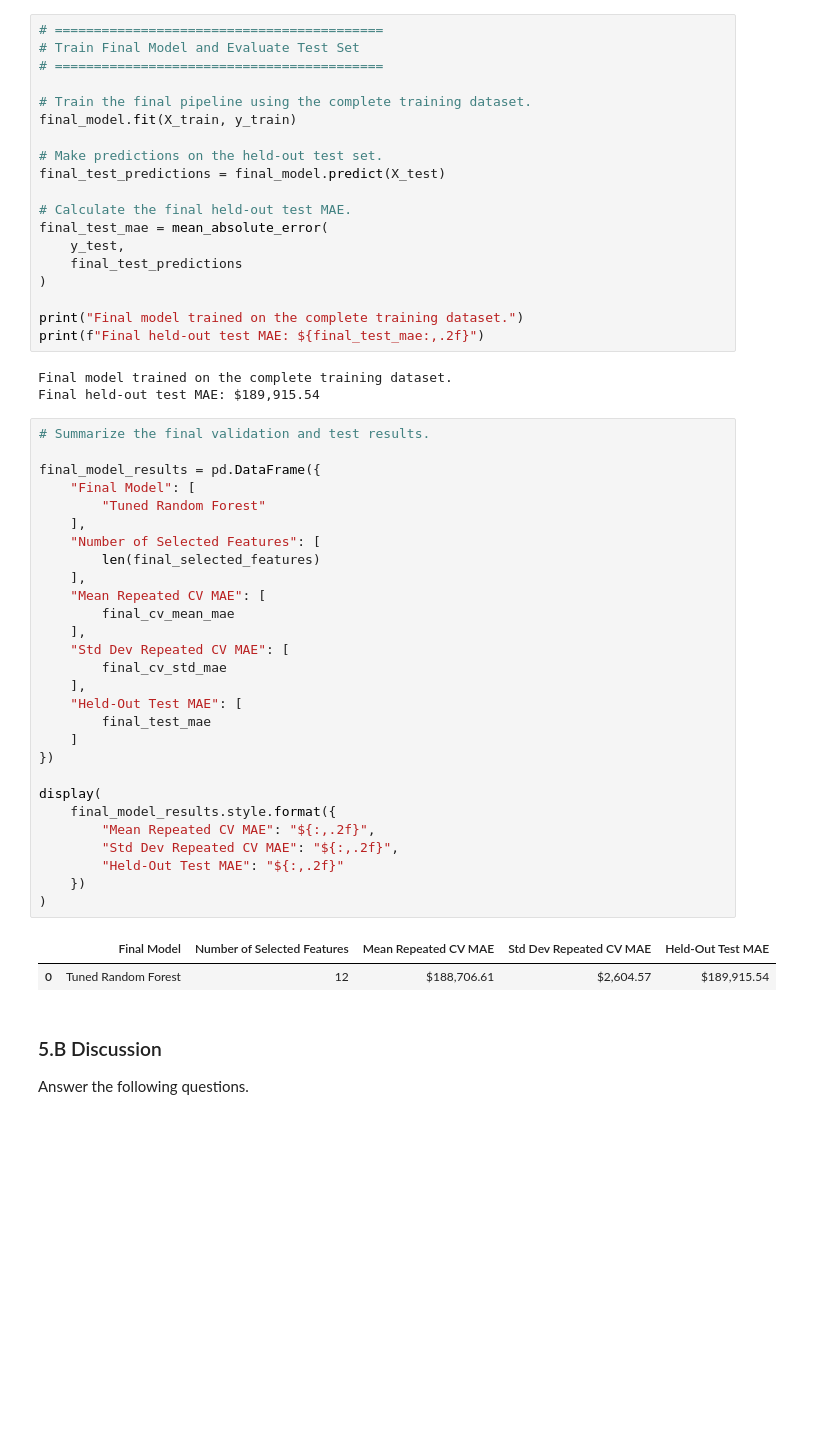
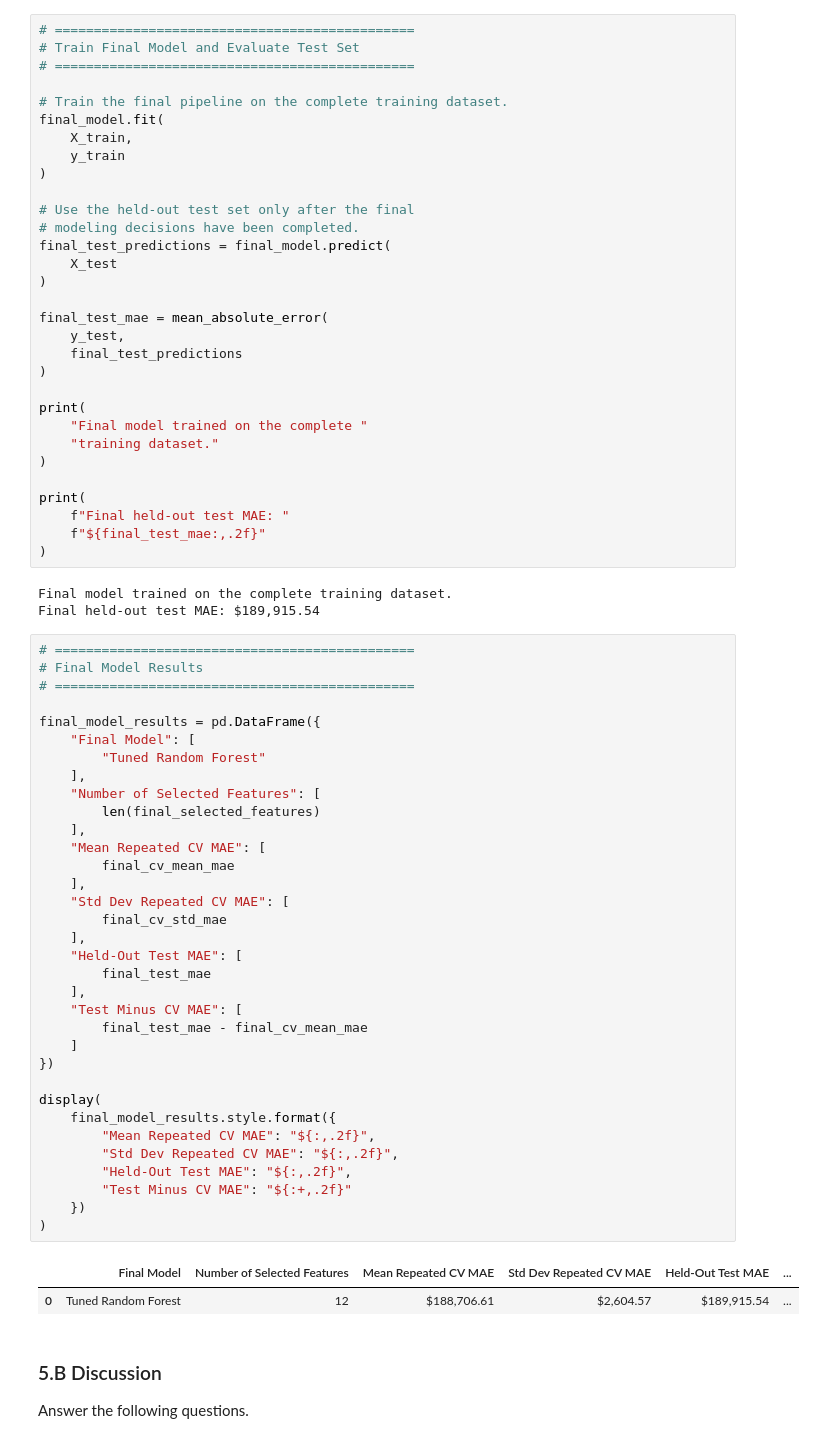
Before and after one commit to cj6x/DX603S_group_11, a Jupyter notebook: Milestone_02_v2.ipynb, the cells around one changed output. Saved outputs shown, nothing was run; the diff lists cells and outputs as text; blank space fills up the shorter version.

```diff
--- a/Milestone_02_v2.ipynb
+++ b/Milestone_02_v2.ipynb
@@ -1748,58 +1761,76 @@ Final Model: Tuned Random Forest
 Mean repeated CV MAE: $188,706.61
 Standard deviation of CV MAE: $2,604.57
 # %%
-# ==========================================
+# ==============================================
 # Train Final Model and Evaluate Test Set
-# ==========================================
+# ==============================================
 
-# Train the final pipeline using the complete training dataset.
-final_model.fit(X_train, y_train)
+# Train the final pipeline on the complete training dataset.
+final_model.fit(
+    X_train,
+    y_train
+)
 
-# Make predictions on the held-out test set.
-final_test_predictions = final_model.predict(X_test)
+# Use the held-out test set only after the final
+# modeling decisions have been completed.
+final_test_predictions = final_model.predict(
+    X_test
+)
 
-# Calculate the final held-out test MAE.
 final_test_mae = mean_absolute_error(
     y_test,
     final_test_predictions
 )
 
-print("Final model trained on the complete training dataset.")
-print(f"Final held-out test MAE: ${final_test_mae:,.2f}")
+print(
+    "Final model trained on the complete "
+    "training dataset."
+)
+
+print(
+    f"Final held-out test MAE: "
+    f"${final_test_mae:,.2f}"
+)
 # %% [output]
 Final model trained on the complete training dataset.
 Final held-out test MAE: $189,915.54
 # %%
-# Summarize the final validation and test results.
+# ==============================================
+# Final Model Results
+# ==============================================
 
 final_model_results = pd.DataFrame({
     "Final Model": [
         "Tuned Random Forest"
     ],
     "Number of Selected Features": [
         len(final_selected_features)
     ],
     "Mean Repeated CV MAE": [
         final_cv_mean_mae
     ],
     "Std Dev Repeated CV MAE": [
         final_cv_std_mae
     ],
     "Held-Out Test MAE": [
         final_test_mae
+    ],
+    "Test Minus CV MAE": [
+        final_test_mae - final_cv_mean_mae
     ]
 })
 
 display(
     final_model_results.style.format({
         "Mean Repeated CV MAE": "${:,.2f}",
         "Std Dev Repeated CV MAE": "${:,.2f}",
-        "Held-Out Test MAE": "${:,.2f}"
+        "Held-Out Test MAE": "${:,.2f}",
+        "Test Minus CV MAE": "${:+,.2f}"
     })
 )
 # %% [output]
-|  | Final Model | Number of Selected Features | Mean Repeated CV MAE | Std Dev Repeated CV MAE | Held-Out Test MAE |
-| 0 | Tuned Random Forest | 12 | $188,706.61 | $2,604.57 | $189,915.54 |
+|  | Final Model | Number of Selected Features | Mean Repeated CV MAE | Std Dev Repeated CV MAE | Held-Out Test MAE | ... |
+| 0 | Tuned Random Forest | 12 | $188,706.61 | $2,604.57 | $189,915.54 | ... |
 # %% [markdown]
 ### 5.B Discussion
 
```
Also changed, not shown: parts of 8 cells of this notebook.
